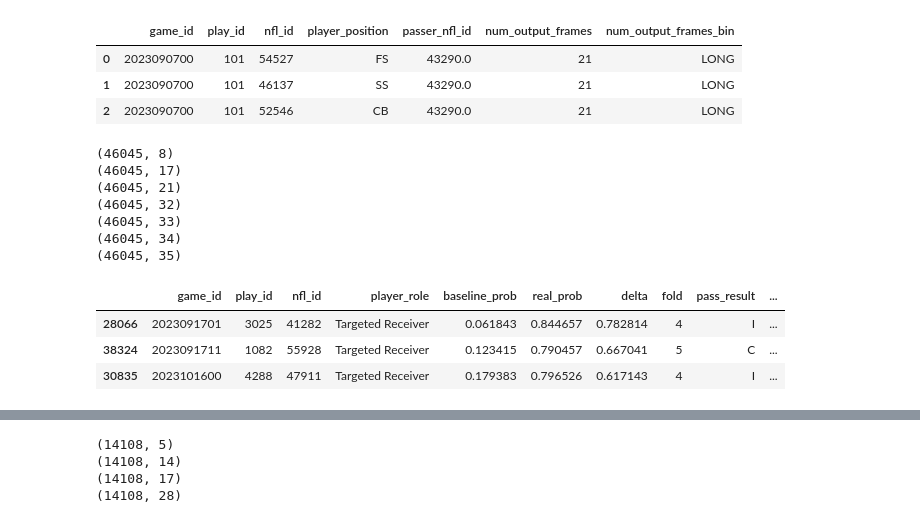
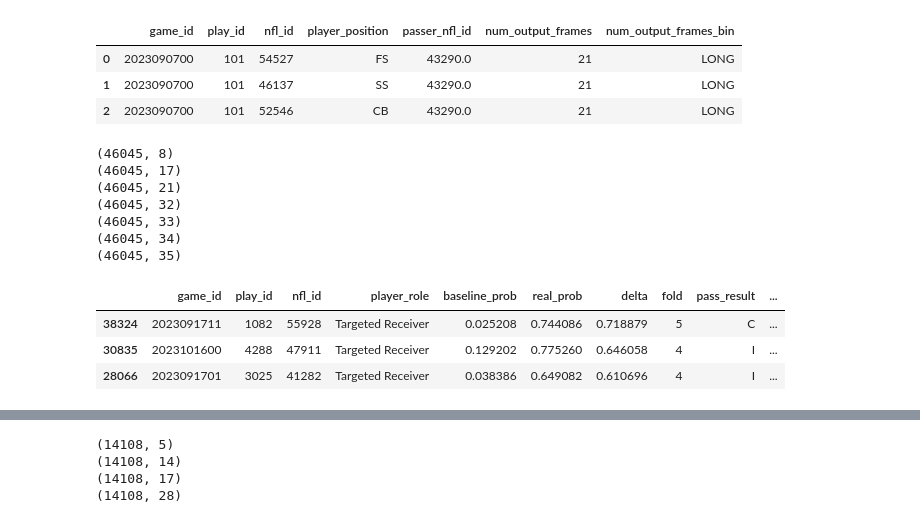
Before and after one commit to kevniu95/bdb-26, a Jupyter notebook: analytics_pred_catch_analysis.ipynb, the cells around one changed output, grey strips where cells are left out. Saved outputs shown, nothing was run; the diff lists cells and outputs as text; code cells hidden in the pictures.

```diff
--- a/analytics_pred_catch_analysis.ipynb
+++ b/analytics_pred_catch_analysis.ipynb
@@ -486,7 +451,7 @@ train_input_pre.head(3)
 | 1 | 2023090700 | 101 | 46137 | SS | 43290.0 | 21 | LONG |
 | 2 | 2023090700 | 101 | 52546 | CB | 43290.0 | 21 | LONG |
 # %%
-player_impacts = pd.read_csv('./outputs/defender_impact_log_wr.csv')
+player_impacts = pd.read_csv('./outputs/defender_impact_log_flip.csv')
 print(player_impacts.shape)
 player_impacts = player_impacts.merge(supplementary_data[['game_id','play_id','pass_result', 'yards_gained', 'season','week','home_team_abbr','visitor_team_abbr','play_description', 'quarter','game_clock']],
         on=['game_id','play_id'], how='left')
@@ -500,33 +465,33 @@ print(player_impacts.shape)
 
 player_impacts = player_impacts.merge(defender_type[['game_id','play_id','nfl_id','defender_type']],
                                       on = ['game_id','play_id','nfl_id'],
                                       how = 'left')
 print(player_impacts.shape)
 
 player_impacts = player_impacts.merge(potential_contact[['game_id','play_id','nfl_id', 'potential_contact']],
                                       on = ['game_id','play_id','nfl_id'],
                                       how = 'left')
 print(player_impacts.shape)
 
 recs = player_impacts.loc[
   player_impacts['player_role'] == 'Targeted Receiver',
   ['game_id','play_id','nfl_id']].drop_duplicates().rename(columns = {'nfl_id':'targeted_receiver_id'})
 
 player_impacts = player_impacts.merge(recs,
                                       on= ['game_id','play_id'],
                                       how = 'left')
 print(player_impacts.shape)
 
 player_impacts.sort_values('delta', ascending = False).head(3)
 # %% [output]
 (46045, 8)
 (46045, 17)
 (46045, 21)
 (46045, 32)
 (46045, 33)
 (46045, 34)
 (46045, 35)
 |  | game_id | play_id | nfl_id | player_role | baseline_prob | real_prob | delta | fold | pass_result | ... |
-| 28066 | 2023091701 | 3025 | 41282 | Targeted Receiver | 0.061843 | 0.844657 | 0.782814 | 4 | I | ... |
-| 38324 | 2023091711 | 1082 | 55928 | Targeted Receiver | 0.123415 | 0.790457 | 0.667041 | 5 | C | ... |
-| 30835 | 2023101600 | 4288 | 47911 | Targeted Receiver | 0.179383 | 0.796526 | 0.617143 | 4 | I | ... |
+| 38324 | 2023091711 | 1082 | 55928 | Targeted Receiver | 0.025208 | 0.744086 | 0.718879 | 5 | C | ... |
+| 30835 | 2023101600 | 4288 | 47911 | Targeted Receiver | 0.129202 | 0.775260 | 0.646058 | 4 | I | ... |
+| 28066 | 2023091701 | 3025 | 41282 | Targeted Receiver | 0.038386 | 0.649082 | 0.610696 | 4 | I | ... |
```
Also changed, not shown: parts of 19 cells of this notebook, 1 other file.
